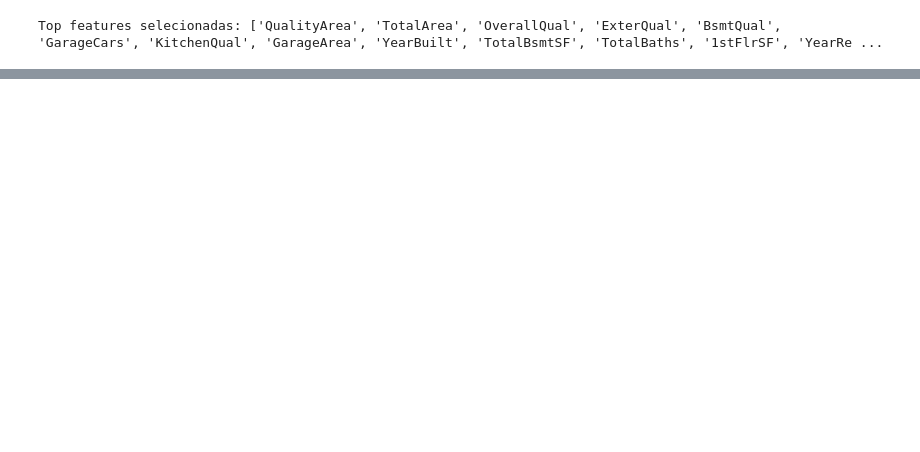
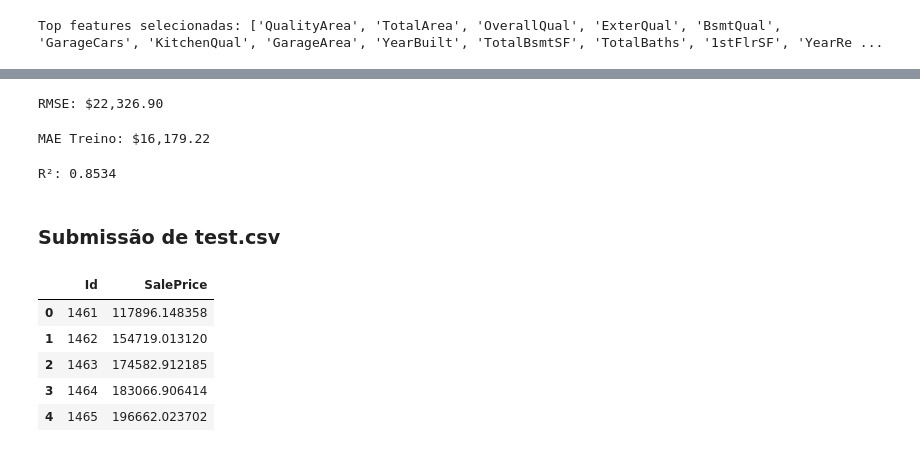
Before and after one commit to KalebeSouza-dev/Projeto-Regressao-HousePrices, a Jupyter notebook: analise.ipynb, the cells around one changed output, grey strips where cells are left out. Drawn from its saved outputs; the diff is of its cells as text; code cells hidden in the pictures; blank space fills up the shorter version.

```diff
--- a/analise.ipynb
+++ b/analise.ipynb
@@ -625,0 +739,51 @@ Top features selecionadas: ['QualityArea', 'TotalArea', 'OverallQual', 'ExterQua
+# %%
+from sklearn.metrics import mean_squared_error
+import numpy as np
+
+rmse = np.sqrt(mean_squared_error(y_valid, y_pred))
+print(f"RMSE: ${rmse:,.2f}")
+# %% [output]
+RMSE: $22,326.90
+# %%
+from sklearn.metrics import mean_absolute_error
+
+mae_train = mean_absolute_error(y_valid, y_pred)
+
+print(f"MAE Treino: ${mae_train:,.2f}")
+# %% [output]
+MAE Treino: $16,179.22
+# %%
+from sklearn.metrics import r2_score
+
+r2 = r2_score(y_valid, y_pred)
+
+print(f"R²: {r2:.4f}")
+# %% [output]
+R²: 0.8534
+# %% [markdown]
+### Submissão de test.csv
+# %%
+train_cols = df.drop(['SalePrice'], axis=1).columns.tolist()
+for col in train_cols:
+    if col not in X_testK.columns:
+        X_testK[col] = 0
+
+X_testK = X_testK[train_cols]
+X_testK = X_testK.fillna(0)
+# %%
+y_test_pred = F_Regressao.predict(X_testK)
+
+submission = pd.DataFrame({
+    "Id": test_ids,
+    "SalePrice": y_test_pred
+})
+
+submission.to_csv("submission.csv", index=False)
+submission.head()
+# %% [output]
+|  | Id | SalePrice |
+| 0 | 1461 | 117896.148358 |
+| 1 | 1462 | 154719.013120 |
+| 2 | 1463 | 174582.912185 |
+| 3 | 1464 | 183066.906414 |
+| 4 | 1465 | 196662.023702 |
```
Also changed, not shown: parts of 19 cells of this notebook, 4 other files.
